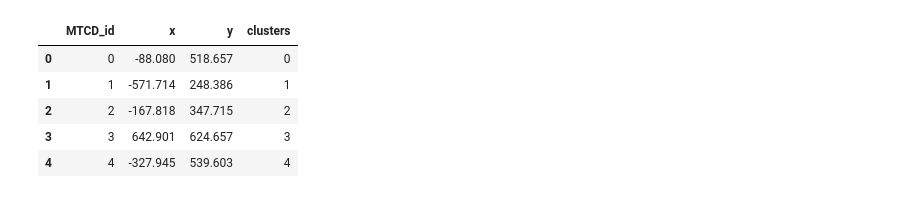
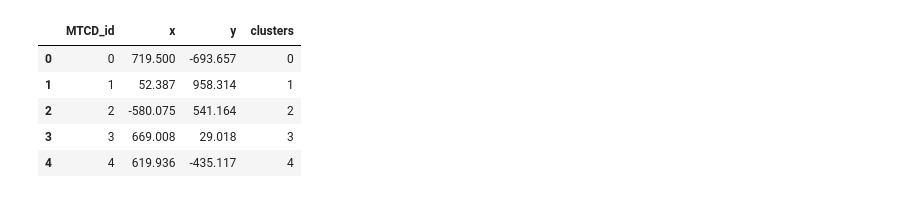
Before and after one commit to KenWang42/TDCR, a Jupyter notebook: D2D_Grouping/circular/D2D_data_test.ipynb, the cells around one changed output. Saved outputs shown, nothing was run; the diff lists cells and outputs as text; code cells hidden in the pictures.

```diff
--- a/D2D_Grouping/circular/D2D_data_test.ipynb
+++ b/D2D_Grouping/circular/D2D_data_test.ipynb
@@ -4,16 +4,16 @@ import numpy as np
 import matplotlib.pyplot as plt
 %matplotlib inline
 # %%
-nMTCD = 10000
+nMTCD = 1000
 MTCD_grouping = pd.read_csv(f'MTCD_grouping_{nMTCD}.csv', index_col=False)
 MTCD_grouping.head()
 # %% [output]
 |  | MTCD_id | x | y | clusters |
-| 0 | 0 | -88.080 | 518.657 | 0 |
-| 1 | 1 | -571.714 | 248.386 | 1 |
-| 2 | 2 | -167.818 | 347.715 | 2 |
-| 3 | 3 | 642.901 | 624.657 | 3 |
-| 4 | 4 | -327.945 | 539.603 | 4 |
+| 0 | 0 | 719.500 | -693.657 | 0 |
+| 1 | 1 | 52.387 | 958.314 | 1 |
+| 2 | 2 | -580.075 | 541.164 | 2 |
+| 3 | 3 | 669.008 | 29.018 | 3 |
+| 4 | 4 | 619.936 | -435.117 | 4 |
 # %%
 np.unique(MTCD_grouping.clusters)
 # %% [output]
```
Also changed, not shown: parts of 7 cells of this notebook, 11 other files.
